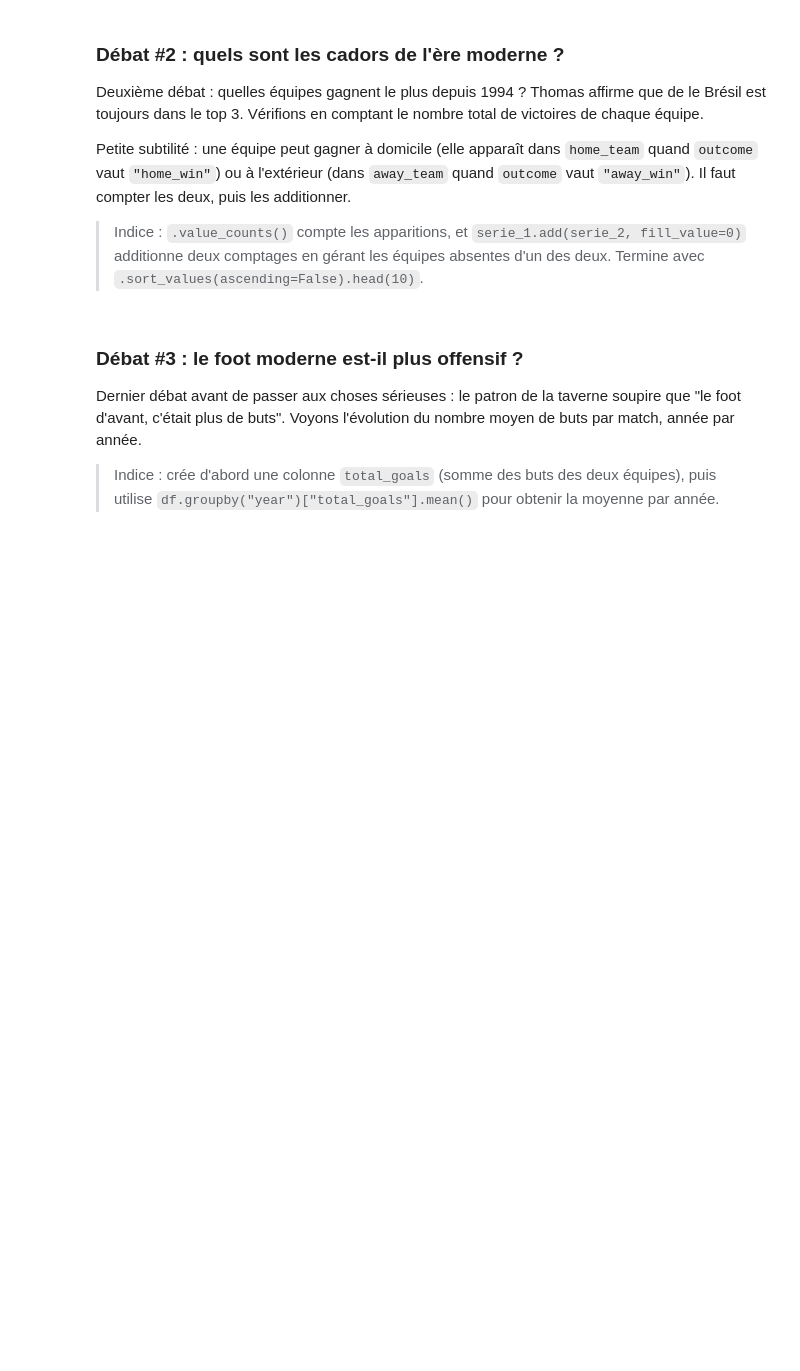
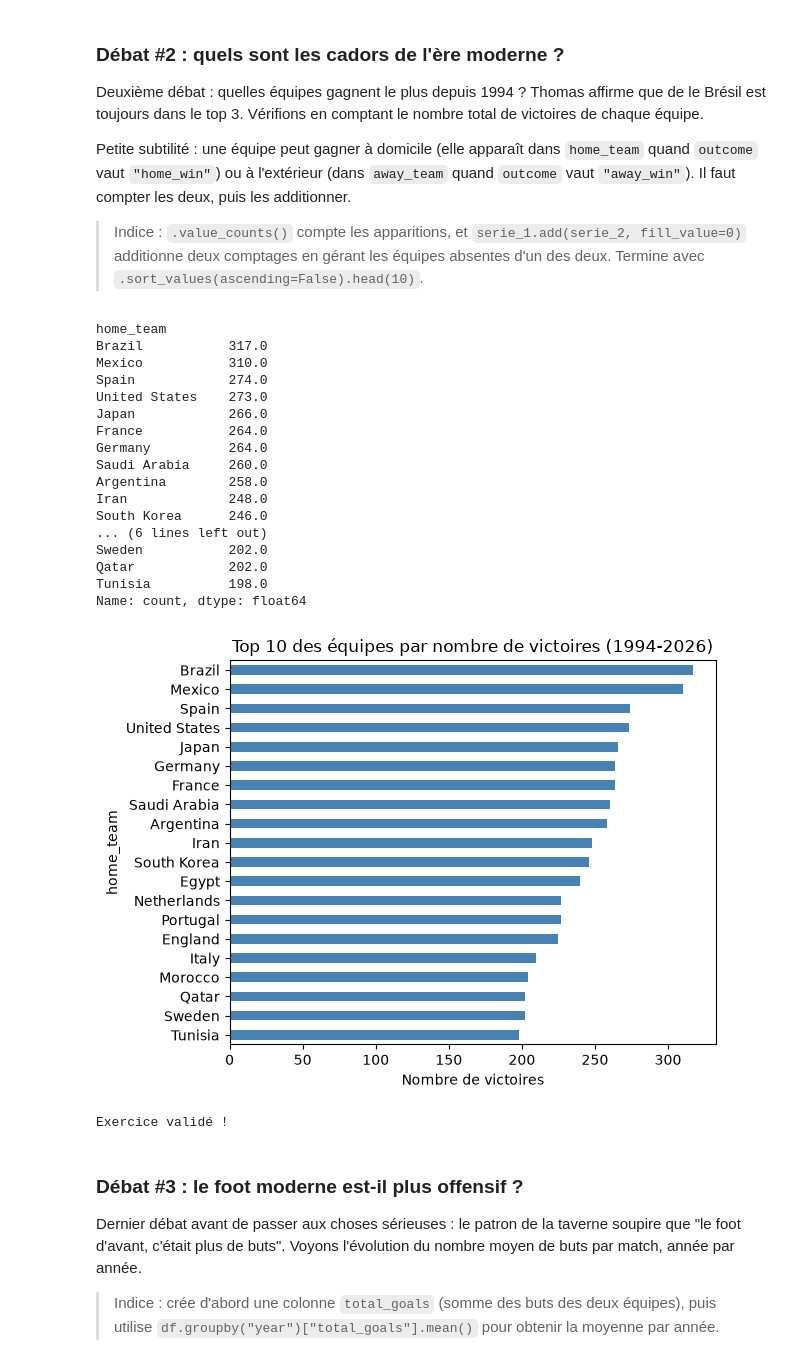
Before and after one commit to Samuel255231/MachineLearnia-Cahier-de-Vacances-2026, a Jupyter notebook: Projet_02/projet_02.ipynb, the cells around one changed output. Drawn from its saved outputs; the diff is of its cells as text; code cells hidden in the pictures; blank space fills up the shorter version.

```diff
--- a/Projet_02/projet_02.ipynb
+++ b/Projet_02/projet_02.ipynb
@@ -231,21 +235,43 @@ Petite subtilité : une équipe peut gagner à domicile (elle apparaît dans `ho
 > Indice : `.value_counts()` compte les apparitions, et `serie_1.add(serie_2, fill_value=0)` additionne deux comptages en gérant les équipes absentes d'un des deux. Termine avec `.sort_values(ascending=False).head(10)`.
 # %%
 ### START CODE HERE ###
-
+victory_home = df.loc[df["outcome"]=="home_win","home_team"].value_counts()
+victory_away = df.loc[df["outcome"] == "away_win","away_team"].value_counts()
+top_10_teams = victory_home.add(victory_away,fill_value = 0).sort_values(ascending= False).head(20)
 ### END CODE HERE ###
 
 display(top_10_teams)
 
 top_10_teams.sort_values().plot(kind="barh", color="steelblue")
 plt.title("Top 10 des équipes par nombre de victoires (1994-2026)")
 plt.xlabel("Nombre de victoires")
 plt.tight_layout()
 plt.show()
 
-assert len(top_10_teams) == 10, f"Il faut exactement 10 équipes, tu en as {len(top_10_teams)}"
+assert len(top_10_teams) == 20, f"Il faut exactement 10 équipes, tu en as {len(top_10_teams)}"
 assert "Brazil" in top_10_teams.index, "Le Brésil devrait être dans le top 10, vérifie tes comptages"
 assert top_10_teams.is_monotonic_decreasing, "Trie du plus grand au plus petit nombre de victoires"
 print("Exercice validé !")
+# %% [output]
+home_team
+Brazil           317.0
+Mexico           310.0
+Spain            274.0
+United States    273.0
+Japan            266.0
+France           264.0
+Germany          264.0
+Saudi Arabia     260.0
+Argentina        258.0
+Iran             248.0
+South Korea      246.0
+... (6 lines left out)
+Sweden           202.0
+Qatar            202.0
+Tunisia          198.0
+Name: count, dtype: float64
+[figure, added]
+Exercice validé !
 # %% [markdown]
 ### Débat #3 : le foot moderne est-il plus offensif ?
 
```
Also changed, not shown: parts of 16 cells of this notebook, 4 other files.
